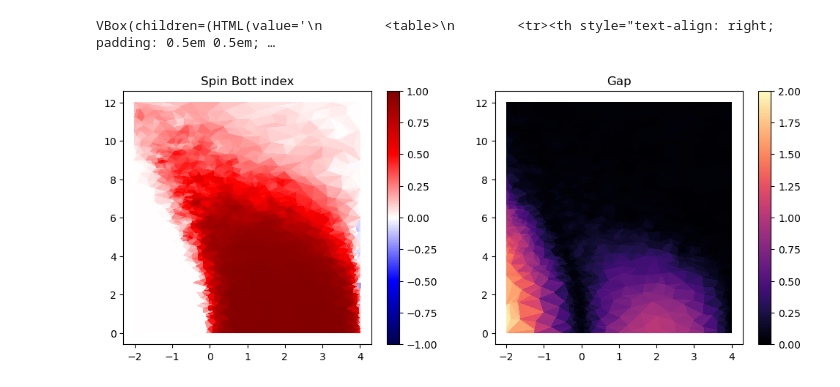
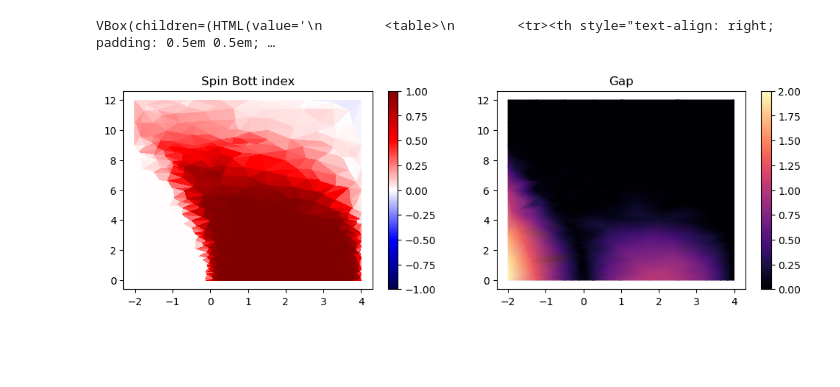
Before and after one commit to dpreuo/bott_rot_w-laura_adolfo, a Jupyter notebook: phase_diagram.ipynb, the cells around one changed output. Drawn from its saved outputs; the diff is of its cells as text; code cells hidden in the pictures; blank space fills up the shorter version.

```diff
--- a/phase_diagram.ipynb
+++ b/phase_diagram.ipynb
@@ -59,16 +58,15 @@ def param_to_bott(lattice, A, B, delta, alpha, w):
     gap_out = np.min(np.abs(e))
     return b_out + gap_out, b_out, gap_out
 # %%
-system_size = 10
+system_size = 20
 lattice = eg.square_lattice(system_size, system_size)
 A = 1.0
 B = 1.0
 delta = 2.0
 alpha = 0.0
-w = 0.0
 
 learner = adaptive.Learner2D(
-    lambda deltaw: param_to_bott(lattice, A, B, deltaw[0], alpha, deltaw[1]),
+    lambda delta_w: param_to_bott(lattice, A, B, delta_w[0], alpha, delta_w[1]),
     bounds=[(-2.0, 4.0), (0.0, 12.0)],
 )
 # %%
@@ -91,29 +89,32 @@ VBox(children=(HTML(value='\n        <table>\n        <tr><th style="text-align:
 # %%
 botts = np.array([learner.data[k][1] for k in learner.data.keys()])
 gaps = np.array([learner.data[k][2] for k in learner.data.keys()])
 positions = np.array([k for k in learner.data.keys()])
 
-fig, ax = plt.subplots(1, 2, figsize=(12, 4.5))
+fig, ax = plt.subplots(1, 2, figsize=(12, 3.5))
 
 p1 = ax[0].tripcolor(
     positions[:, 0],
     positions[:, 1],
     botts,
+    # shading="gouraud",
     cmap="seismic",
     clim=(-1, 1),
 )
+
 p2 = ax[1].tripcolor(
     positions[:, 0],
     positions[:, 1],
     gaps,
+    shading="gouraud",
     cmap="magma",
     clim=(0, np.max(gaps)),
 )
 
 fig.colorbar(p1, ax=ax[0])
 ax[0].set_title("Spin Bott index")
 fig.colorbar(p2, ax=ax[1])
 ax[1].set_title("Gap")
 plt.show()
 # %% [output]
-[figure, old version]
+[figure, new version]
```
Also changed, not shown: parts of 2 cells of this notebook, 1 other file.
